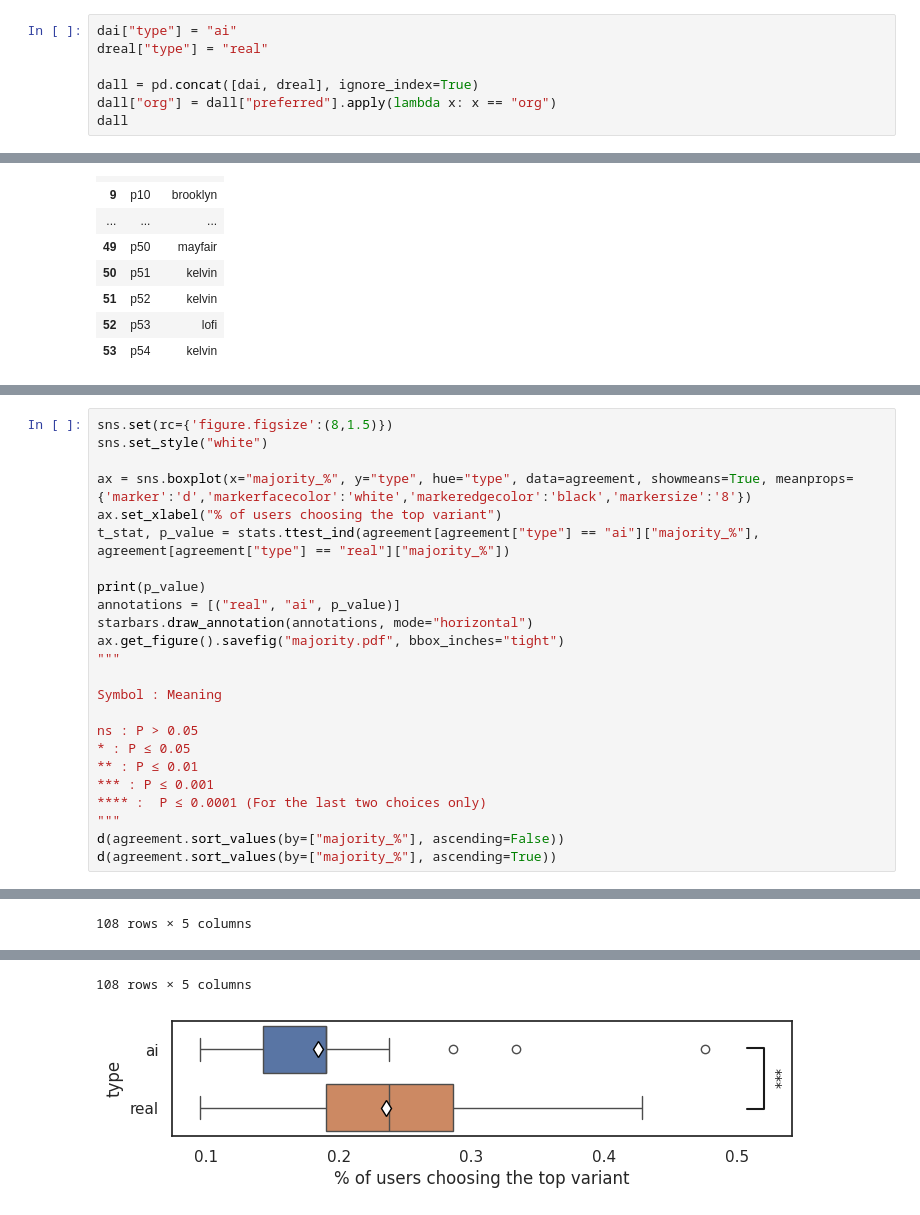
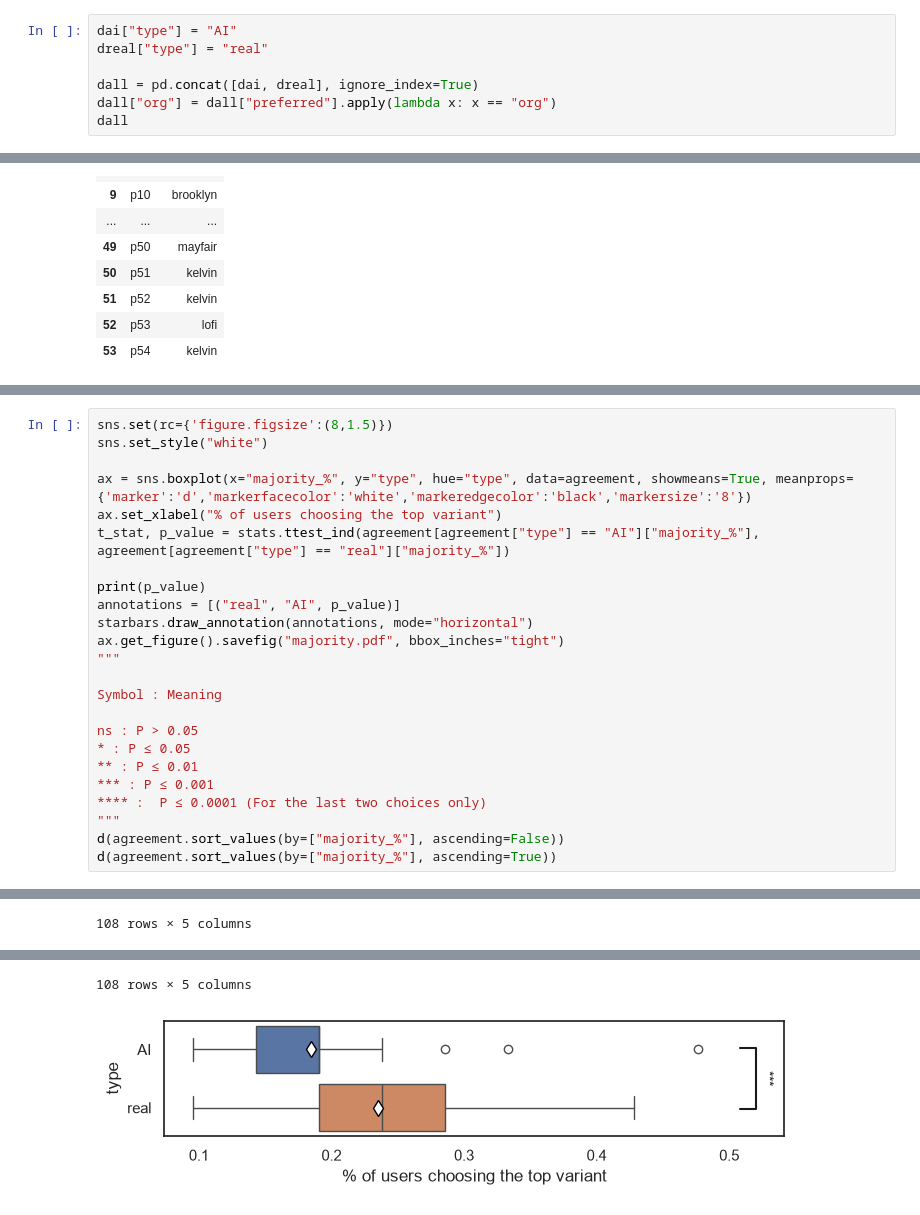
Before and after one commit to avt-imt/instagram_filter_real_ai, a Jupyter notebook: evaluation/evaluation.ipynb, the cells around one changed output, grey strips where cells are left out. Drawn from its saved outputs; the diff is of its cells as text.

```diff
--- a/evaluation/evaluation.ipynb
+++ b/evaluation/evaluation.ipynb
@@ -102,7 +102,7 @@ dreal[dreal["pid"] == "p20"]
 | 1072 | 20 | p20 | lofi |
 | 1091 | 21 | p20 | clarendon |
 # %%
-dai["type"] = "ai"
+dai["type"] = "AI"
 dreal["type"] = "real"
 
 dall = pd.concat([dai, dreal], ignore_index=True)
@@ -790,10 +790,10 @@ sns.set_style("white")
 
 ax = sns.boxplot(x="majority_%", y="type", hue="type", data=agreement, showmeans=True, meanprops={'marker':'d','markerfacecolor':'white','markeredgecolor':'black','markersize':'8'})
 ax.set_xlabel("% of users choosing the top variant")
-t_stat, p_value = stats.ttest_ind(agreement[agreement["type"] == "ai"]["majority_%"], agreement[agreement["type"] == "real"]["majority_%"])
+t_stat, p_value = stats.ttest_ind(agreement[agreement["type"] == "AI"]["majority_%"], agreement[agreement["type"] == "real"]["majority_%"])
 
 print(p_value)
-annotations = [("real", "ai", p_value)]
+annotations = [("real", "AI", p_value)]
 starbars.draw_annotation(annotations, mode="horizontal")
 ax.get_figure().savefig("majority.pdf", bbox_inches="tight")
 """
@@ -839,5 +839,5 @@ d(agreement.sort_values(by=["majority_%"], ascending=True))
 108 rows × 5 columns
-[figure, old version]
+[figure, new version]
 # %%
 sns.set(rc={'figure.figsize':(8,1.5)})
 sns.set_style("white")
```
Also changed, not shown: parts of 33 cells of this notebook, 12 other files.
